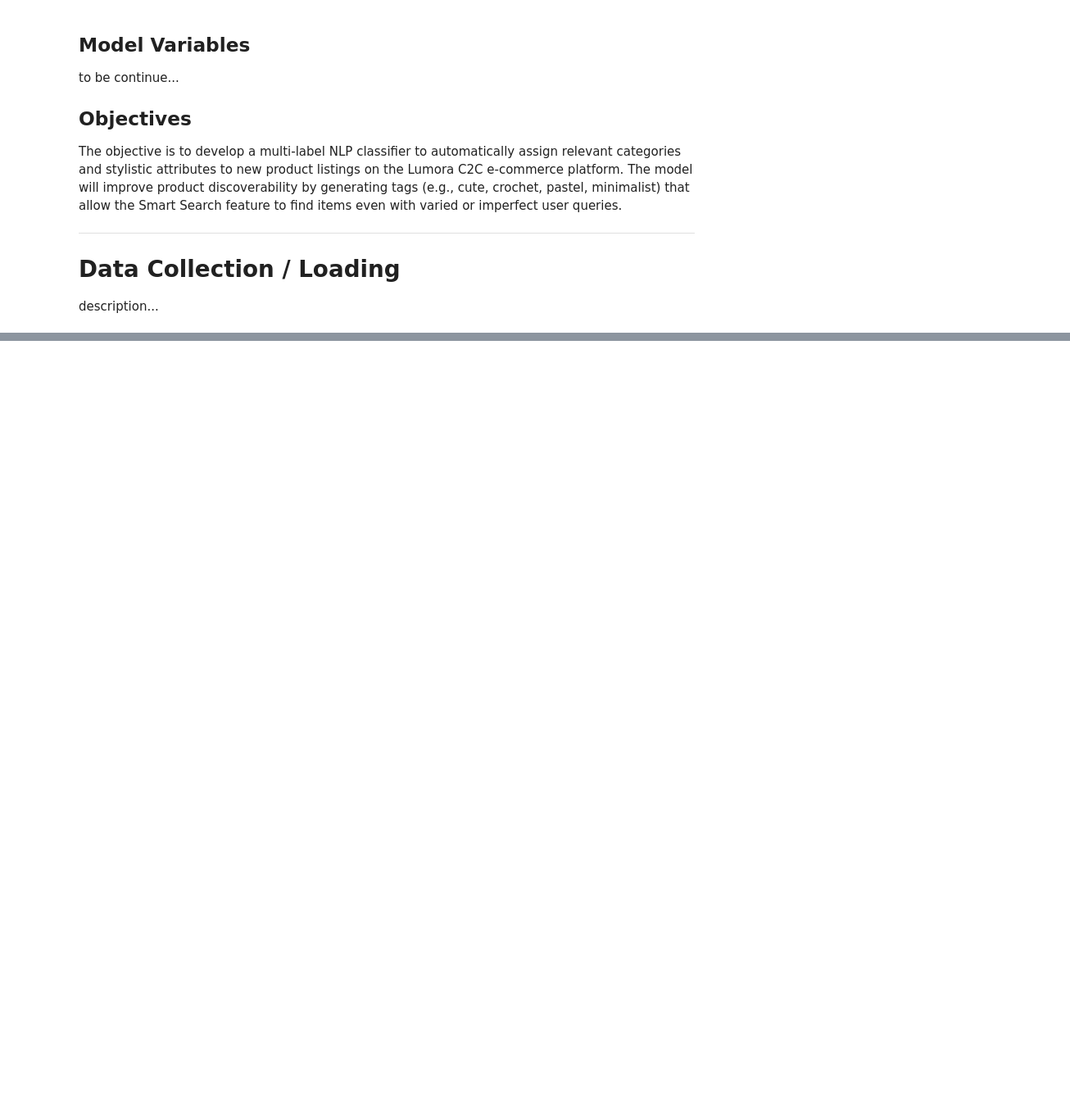
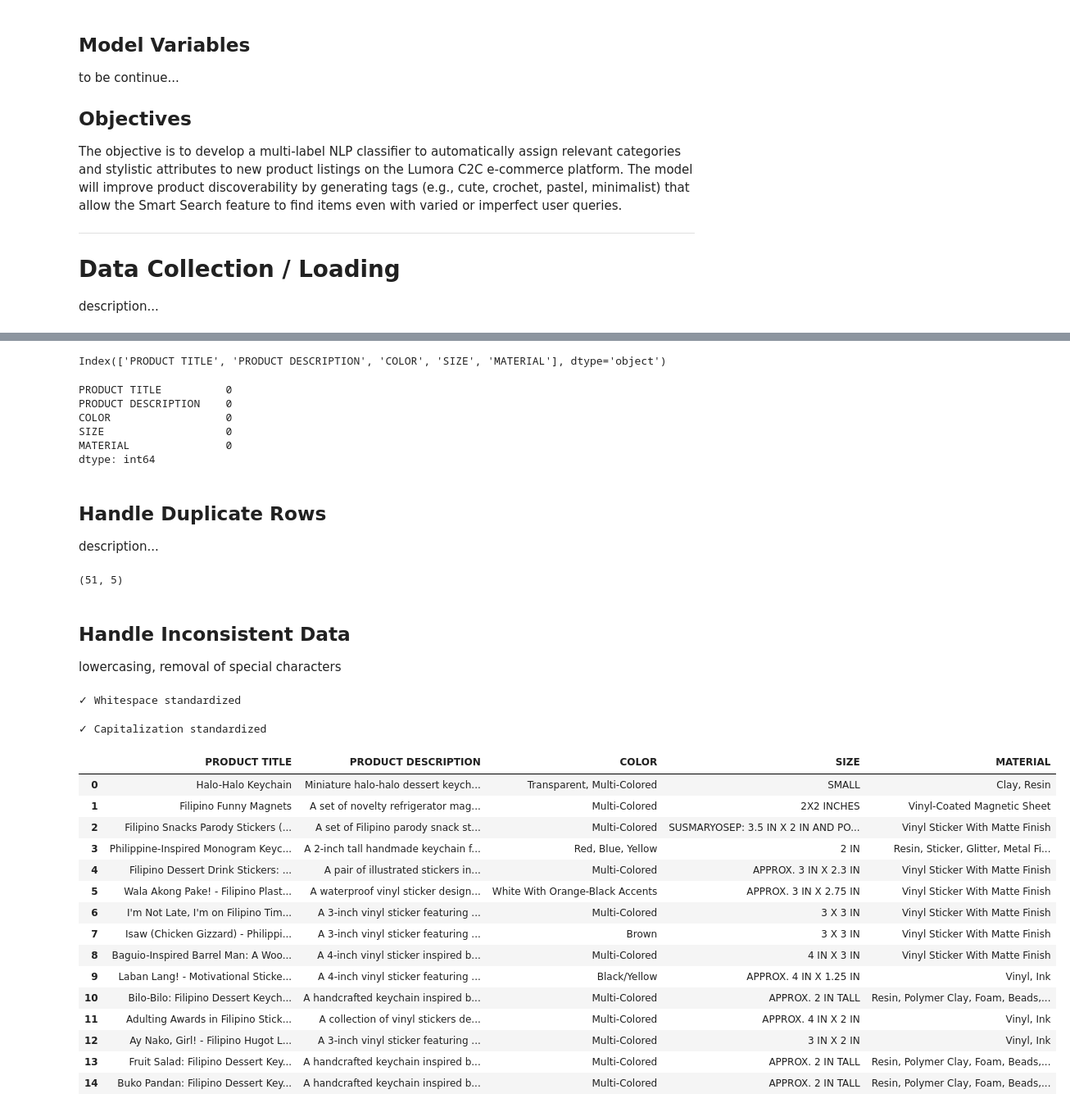
Before and after one commit to MJTeopaco/Lumora_AI-Powered_E-Commerce_Website, a Jupyter notebook: documentation/NLP_Documentation.ipynb, the cells around one changed output, grey strips where cells are left out. Shown at 82% size. Cells and saved outputs as stored; diff of their text form; code cells hidden in the pictures; blank space fills up the shorter version.

Commit message:
commit: data cleaning and data pre processing progress on NLP

```diff
--- a/documentation/NLP_Documentation.ipynb
+++ b/documentation/NLP_Documentation.ipynb
@@ -40,0 +99,76 @@ from sklearn.metrics import mean_squared_error, r2_score
+# %%
+# Cleaning Column Names
+df.columns = df.columns.str.strip()
+df.columns
+# %% [output]
+Index(['PRODUCT TITLE', 'PRODUCT DESCRIPTION', 'COLOR', 'SIZE', 'MATERIAL'], dtype='object')
+# %%
+# Handling Missing Values
+df = df.fillna('')
+df.isnull().sum()
+# %% [output]
+PRODUCT TITLE          0
+PRODUCT DESCRIPTION    0
+COLOR                  0
+SIZE                   0
+MATERIAL               0
+dtype: int64
+# %% [markdown]
+## Handle Duplicate Rows
+description...
+# %%
+# handle duplicate rows
+df = df.drop_duplicates()
+df.shape
+# %% [output]
+(51, 5)
+# %% [markdown]
+## Handle Inconsistent Data
+lowercasing, removal of special characters
+# %%
+# 1. Strip whitespace from all text columns
+df_clean = df.copy()
+
+text_columns = ['PRODUCT TITLE', 'PRODUCT DESCRIPTION', 'COLOR', 'SIZE', 'MATERIAL']
+
+for col in text_columns:
+    # Remove leading/trailing whitespace
+    df_clean[col] = df_clean[col].str.strip()
+    # Remove extra spaces between words (replace multiple spaces with single space)
+    df_clean[col] = df_clean[col].str.replace(r'\s+', ' ', regex=True)
+
+print("✓ Whitespace standardized")
+# %% [output]
+✓ Whitespace standardized
+# %%
+# 2. Fix inconsistent capitalization in Categorical Data Columns
+
+# Standardize COLOR field
+df_clean['COLOR'] = df_clean['COLOR'].str.title()
+
+# standardize SIZE field
+df_clean['SIZE'] = df_clean['SIZE'].str.upper()
+
+# Standardize MATERIAL field
+df_clean['MATERIAL'] = df_clean['MATERIAL'].str.title()
+
+print("✓ Capitalization standardized")
+df_clean.head(15)
+# %% [output]
+✓ Capitalization standardized
+|  | PRODUCT TITLE | PRODUCT DESCRIPTION | COLOR | SIZE | MATERIAL |
+| 0 | Halo-Halo Keychain | Miniature halo-halo dessert keych... | Transparent, Multi-Colored | SMALL | Clay, Resin |
+| 1 | Filipino Funny Magnets | A set of novelty refrigerator mag... | Multi-Colored | 2X2 INCHES | Vinyl-Coated Magnetic Sheet |
+| 2 | Filipino Snacks Parody Stickers (... | A set of Filipino parody snack st... | Multi-Colored | SUSMARYOSEP: 3.5 IN X 2 IN AND PO... | Vinyl Sticker With Matte Finish |
+| 3 | Philippine-Inspired Monogram Keyc... | A 2-inch tall handmade keychain f... | Red, Blue, Yellow | 2 IN | Resin, Sticker, Glitter, Metal Fi... |
+| 4 | Filipino Dessert Drink Stickers: ... | A pair of illustrated stickers in... | Multi-Colored | APPROX. 3 IN X 2.3 IN | Vinyl Sticker With Matte Finish |
+| 5 | Wala Akong Pake! - Filipino Plast... | A waterproof vinyl sticker design... | White With Orange-Black Accents | APPROX. 3 IN X 2.75 IN | Vinyl Sticker With Matte Finish |
+| 6 | I'm Not Late, I'm on Filipino Tim... | A 3-inch vinyl sticker featuring ... | Multi-Colored | 3 X 3 IN | Vinyl Sticker With Matte Finish |
+| 7 | Isaw (Chicken Gizzard) - Philippi... | A 3-inch vinyl sticker featuring ... | Brown | 3 X 3 IN | Vinyl Sticker With Matte Finish |
+| 8 | Baguio-Inspired Barrel Man: A Woo... | A 4-inch vinyl sticker inspired b... | Multi-Colored | 4 IN X 3 IN | Vinyl Sticker With Matte Finish |
+| 9 | Laban Lang! - Motivational Sticke... | A 4-inch vinyl sticker featuring ... | Black/Yellow | APPROX. 4 IN X 1.25 IN | Vinyl, Ink |
+| 10 | Bilo-Bilo: Filipino Dessert Keych... | A handcrafted keychain inspired b... | Multi-Colored | APPROX. 2 IN TALL | Resin, Polymer Clay, Foam, Beads,... |
+| 11 | Adulting Awards in Filipino Stick... | A collection of vinyl stickers de... | Multi-Colored | APPROX. 4 IN X 2 IN | Vinyl, Ink |
+| 12 | Ay Nako, Girl! - Filipino Hugot L... | A 3-inch vinyl sticker featuring ... | Multi-Colored | 3 IN X 2 IN | Vinyl, Ink |
+| 13 | Fruit Salad: Filipino Dessert Key... | A handcrafted keychain inspired b... | Multi-Colored | APPROX. 2 IN TALL | Resin, Polymer Clay, Foam, Beads,... |
+| 14 | Buko Pandan: Filipino Dessert Key... | A handcrafted keychain inspired b... | Multi-Colored | APPROX. 2 IN TALL | Resin, Polymer Clay, Foam, Beads,... |
```
Also changed, not shown: parts of 26 cells of this notebook, 3 other files.
